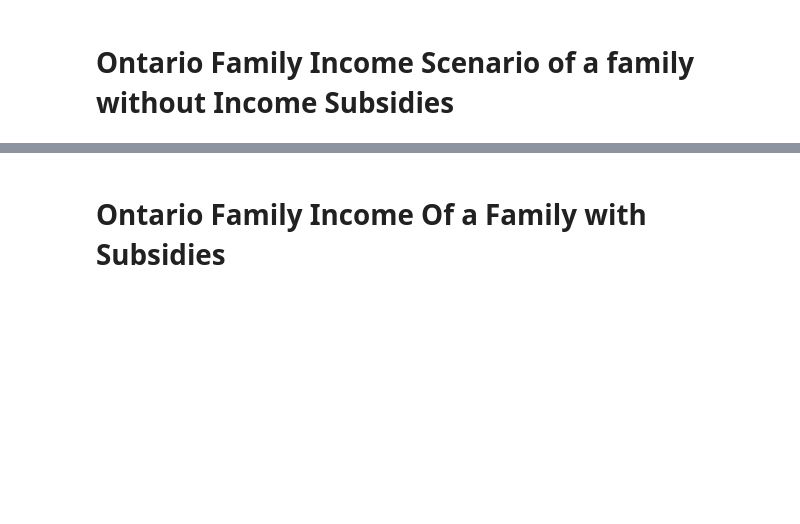
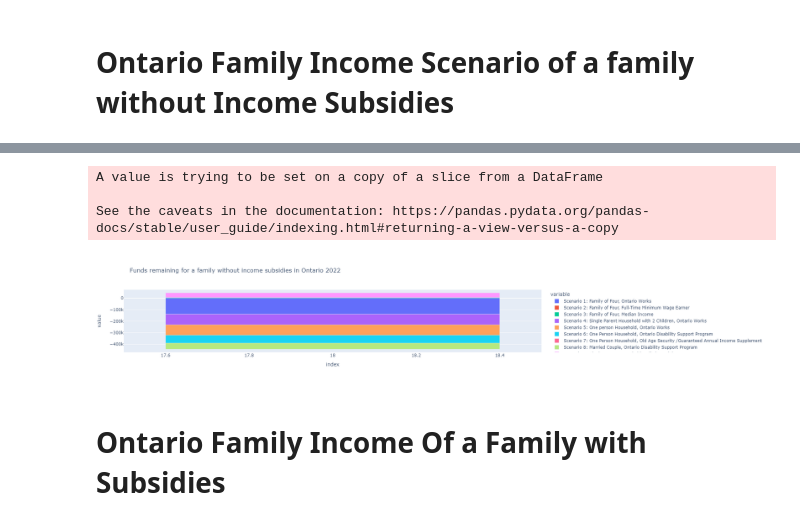
Before and after one commit to ycolagelo/Ontario-Housing-Project, a Jupyter notebook: MLS_analysi.ipynb, the cells around one changed output, grey strips where cells are left out. Cells and saved outputs as stored; diff of their text form; code cells hidden in the pictures; blank space fills up the shorter version.

```diff
--- a/MLS_analysi.ipynb
+++ b/MLS_analysi.ipynb
@@ -37,7 +40,18 @@ df.dropna()
 # %%
 #graph to show funds remaining after expenses for analysis funds will be used to calculate funds that will be needed for dowmpayment
-df[df['Item'] == 'Funds Remaining']
+
 remaining_funds = df[df['Item'] == 'Funds Remaining']
-remaining_funds = remaining_funds.replace('$', '')
-remaining_funds
+remaining_funds.drop(columns =['Item', 'Category'], inplace = True)
+remaining_funds = remaining_funds.convert_dtypes(int)
+remaining_funds['Scenario 1: Family of Four, Ontario Works']=remaining_funds['Scenario 1: Family of Four, Ontario Works'].astype('int')
+remaining_funds['Scenario 2: Family of Four, Full-Time Minimum Wage Earner']=remaining_funds['Scenario 2: Family of Four, Full-Time Minimum Wage Earner'].astype('int')
+remaining_funds['Scenario 3: Family of Four, Median Income']=remaining_funds['Scenario 3: Family of Four, Median Income'].astype('int')
+remaining_funds['Scenario 4: Single Parent Household with 2 Children, Ontario Works']=remaining_funds['Scenario 4: Single Parent Household with 2 Children, Ontario Works'].astype('int')
+remaining_funds['Scenario 5: One person Household, Ontario Works']=remaining_funds['Scenario 5: One person Household, Ontario Works'].astype('int')
+remaining_funds['Scenario 6: One Person Household, Ontario Disability Support Program']=remaining_funds['Scenario 6: One Person Household, Ontario Disability Support Program'].astype('int')
+remaining_funds['Scenario 7: One Person Household, Old Age Security /Guaranteed Annual Income Supplement']=remaining_funds['Scenario 7: One Person Household, Old Age Security /Guaranteed Annual Income Supplement'].astype('int')
+remaining_funds['Scenario 8: Married Couple, Ontario Disability Support Program']=remaining_funds['Scenario 8: Married Couple, Ontario Disability Support Program'].astype('int')
+
+remaining_funds['Scenario 9: Single Person Household, Full-Time Minimum Wage Earner']=remaining_funds['Scenario 9: Single Person Household, Full-Time Minimum Wage Earner'].astype(int)
+remaining_funds.plot(kind = 'bar',  title = "Funds remaining for a family without income subsidies in Ontario 2022 ")
 # %% [output]
@@ -46,3 +58,7 @@ remaining_funds
+A value is trying to be set on a copy of a slice from a DataFrame
+
+See the caveats in the documentation: https://pandas.pydata.org/pandas-docs/stable/user_guide/indexing.html#returning-a-view-versus-a-copy
+[figure, added]
 # %% [markdown]
 # Ontario Family Income Of a Family with Subsidies
 # %%
```
Also changed, not shown: parts of 10 cells of this notebook.
